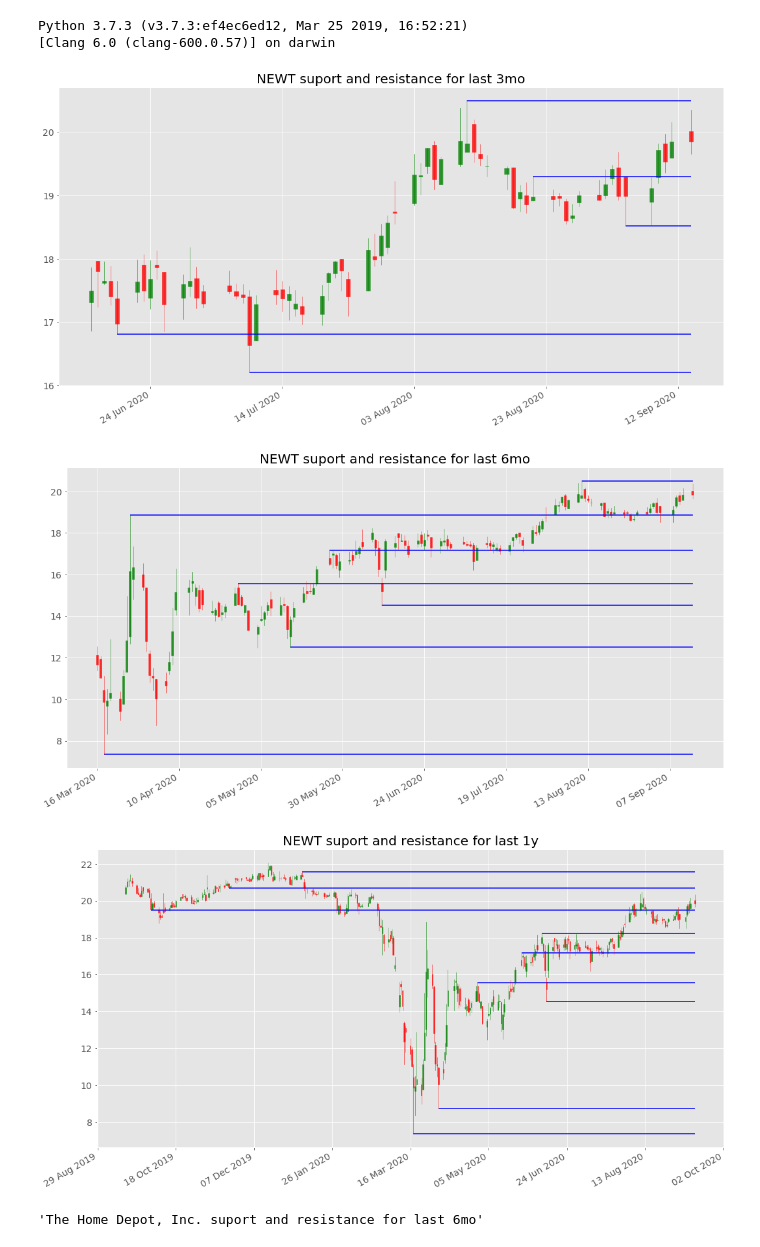
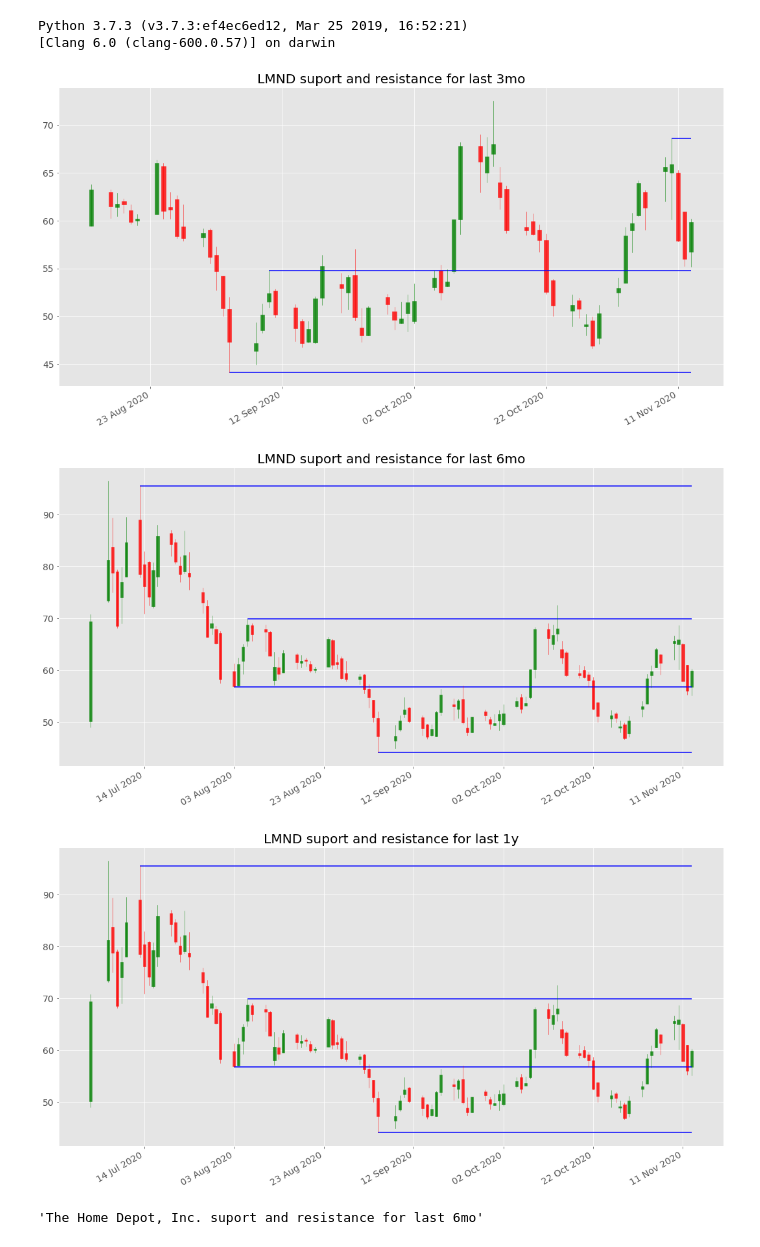
Before and after one commit to PhilipMassey/myJupyterDesktop, a Jupyter notebook: Plots/Support and Resistance.ipynb, the cells around one changed output. Saved outputs shown, nothing was run; the diff lists cells and outputs as text; code cells hidden in the pictures.

Commit message:
plots

```diff
--- a/Plots/Support and Resistance.ipynb
+++ b/Plots/Support and Resistance.ipynb
@@ -18,14 +18,14 @@ Python 3.7.3 (v3.7.3:ef4ec6ed12, Mar 25 2019, 16:52:21)
 [Clang 6.0 (clang-600.0.57)] on darwin
 # %%
 # period :   1d,5d,1mo,3mo,6mo,1y,2y,5y,10y,ytd,max
-name = 'NEWT'
+name = 'LMND'
 p.plotSupportAndResistance(name,'3mo')
 p.plotSupportAndResistance(name,'6mo')
 p.plotSupportAndResistance(name,'1y')
 # %% [output]
-[figure, old version]
+[figure, new version]
-[figure, old version]
+[figure, new version]
-[figure, old version]
+[figure, new version]
 # %%
 import yfinance as yf
 ticker = yf.Ticker(name)
```
Also changed, not shown: 17 other files.
